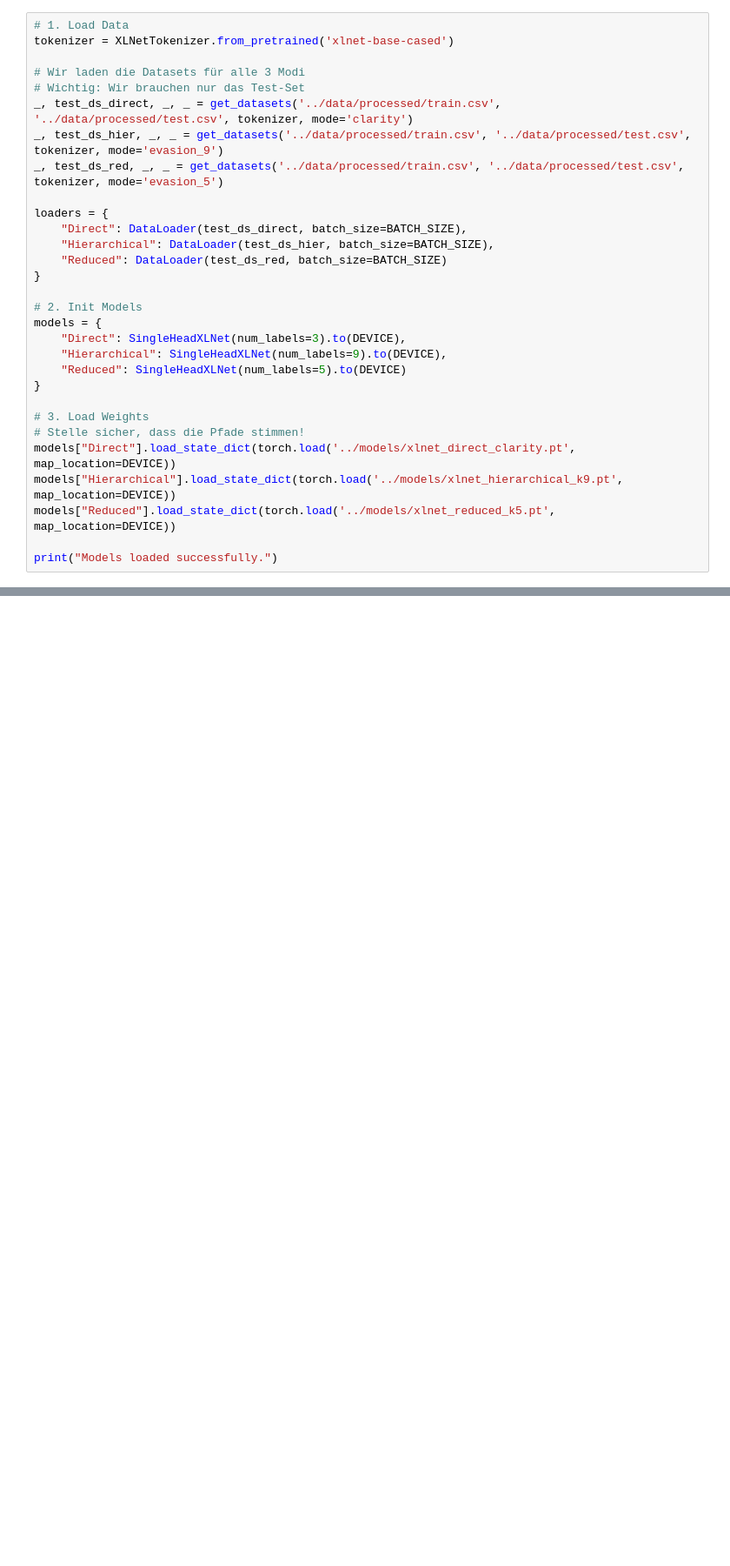
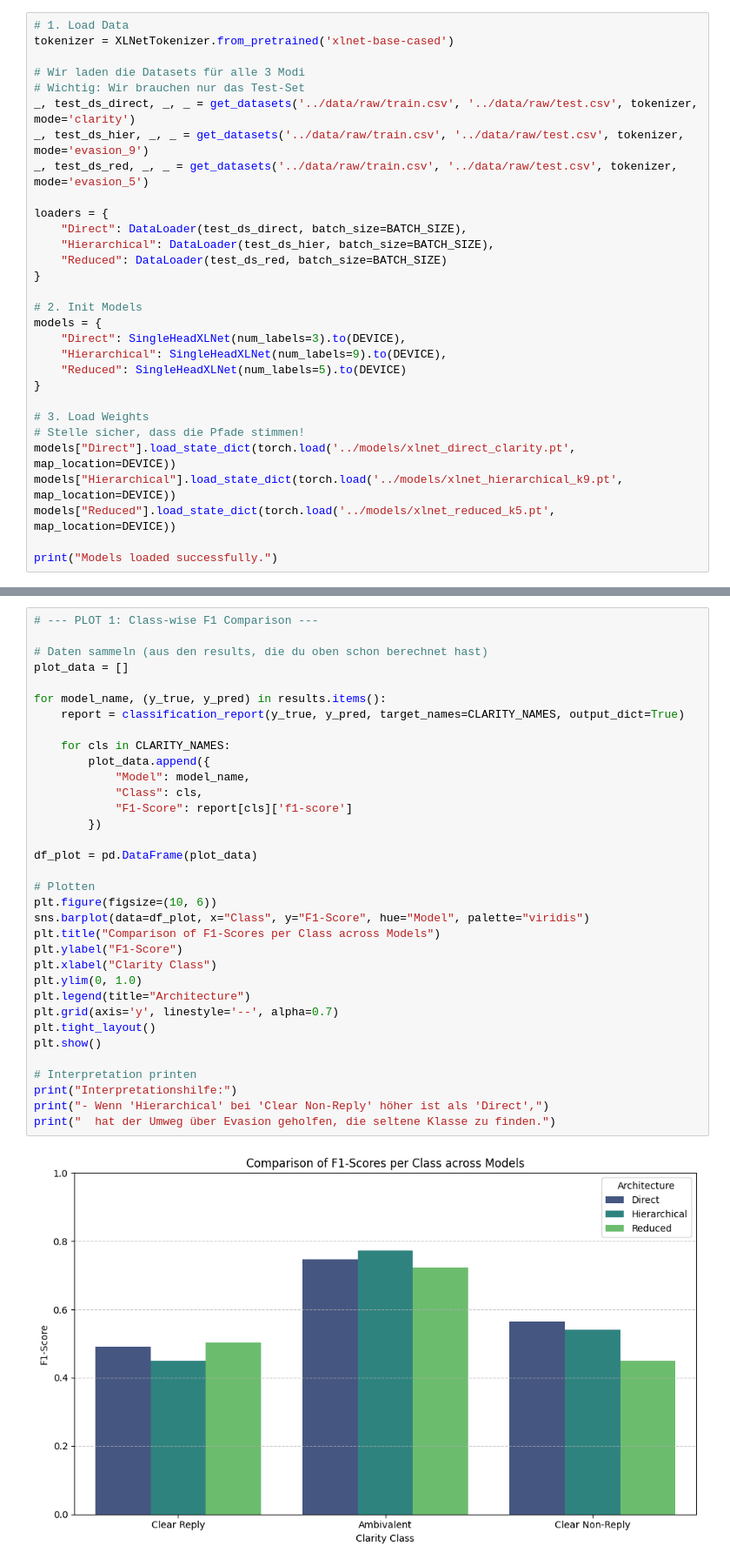
Before and after one commit to torachim/NLPGroup29, a Jupyter notebook: notebooks/final_evaluation.ipynb, the cells around one changed output, grey strips where cells are left out. Shown at 87% size. Cells and saved outputs as stored; diff of their text form; blank space fills up the shorter version.

Commit message:
Update Code ohne Modelle

```diff
--- a/notebooks/final_evaluation.ipynb
+++ b/notebooks/final_evaluation.ipynb
@@ -28,9 +30,9 @@ tokenizer = XLNetTokenizer.from_pretrained('xlnet-base-cased')
 
 # Wir laden die Datasets für alle 3 Modi
 # Wichtig: Wir brauchen nur das Test-Set
-_, test_ds_direct, _, _ = get_datasets('../data/processed/train.csv', '../data/processed/test.csv', tokenizer, mode='clarity')
-_, test_ds_hier, _, _ = get_datasets('../data/processed/train.csv', '../data/processed/test.csv', tokenizer, mode='evasion_9')
-_, test_ds_red, _, _ = get_datasets('../data/processed/train.csv', '../data/processed/test.csv', tokenizer, mode='evasion_5')
+_, test_ds_direct, _, _ = get_datasets('../data/raw/train.csv', '../data/raw/test.csv', tokenizer, mode='clarity')
+_, test_ds_hier, _, _ = get_datasets('../data/raw/train.csv', '../data/raw/test.csv', tokenizer, mode='evasion_9')
+_, test_ds_red, _, _ = get_datasets('../data/raw/train.csv', '../data/raw/test.csv', tokenizer, mode='evasion_5')
 
 loaders = {
     "Direct": DataLoader(test_ds_direct, batch_size=BATCH_SIZE),
@@ -135,0 +163,36 @@ display(df_results)
+# %%
+# --- PLOT 1: Class-wise F1 Comparison ---
+
+# Daten sammeln (aus den results, die du oben schon berechnet hast)
+plot_data = []
+
+for model_name, (y_true, y_pred) in results.items():
+    report = classification_report(y_true, y_pred, target_names=CLARITY_NAMES, output_dict=True)
+
+    for cls in CLARITY_NAMES:
+        plot_data.append({
+            "Model": model_name,
+            "Class": cls,
+            "F1-Score": report[cls]['f1-score']
+        })
+
+df_plot = pd.DataFrame(plot_data)
+
+# Plotten
+plt.figure(figsize=(10, 6))
+sns.barplot(data=df_plot, x="Class", y="F1-Score", hue="Model", palette="viridis")
+plt.title("Comparison of F1-Scores per Class across Models")
+plt.ylabel("F1-Score")
+plt.xlabel("Clarity Class")
+plt.ylim(0, 1.0)
+plt.legend(title="Architecture")
+plt.grid(axis='y', linestyle='--', alpha=0.7)
+plt.tight_layout()
+plt.show()
+
+# Interpretation printen
+print("Interpretationshilfe:")
+print("- Wenn 'Hierarchical' bei 'Clear Non-Reply' höher ist als 'Direct',")
+print("  hat der Umweg über Evasion geholfen, die seltene Klasse zu finden.")
+# %% [output]
+[figure, added]
```
Also changed, not shown: parts of 9 cells of this notebook, 12 other files.
